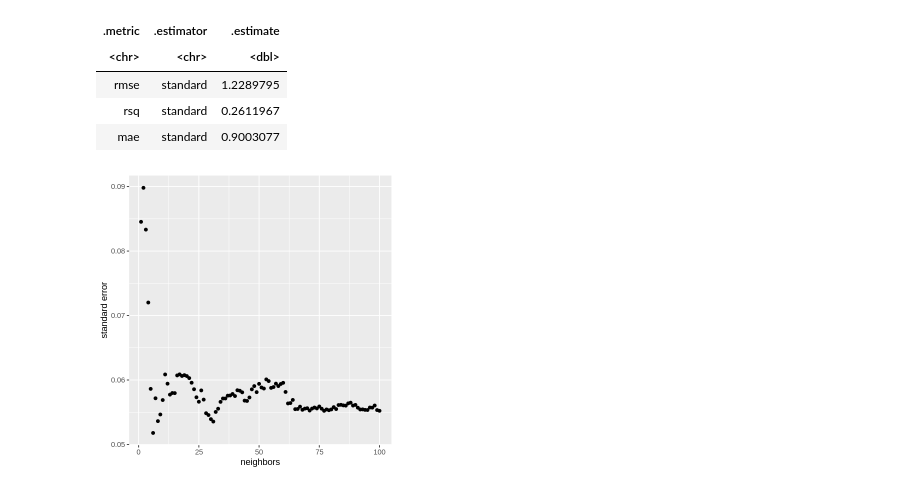
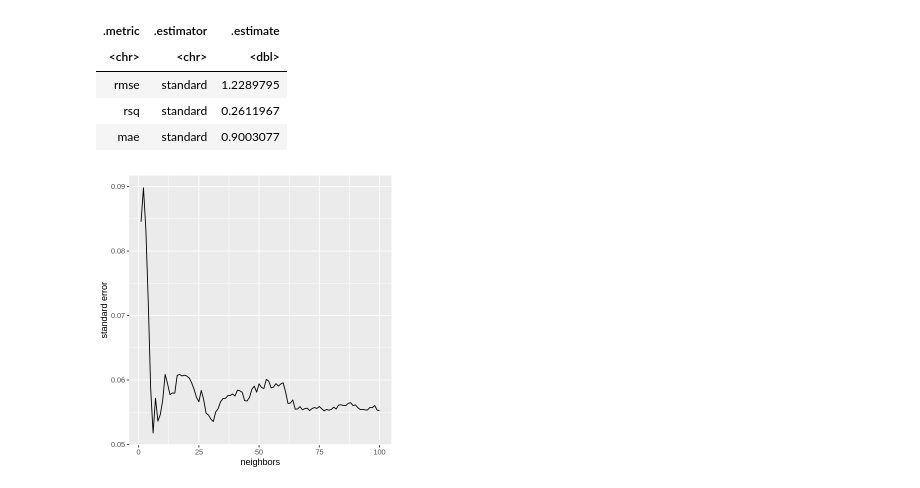
Before and after one commit to brianapavey/Group-Project, a Jupyter notebook: tennis_data_project.ipynb, the cells around one changed output. Saved outputs shown, nothing was run; the diff lists cells and outputs as text; code cells hidden in the pictures.

```diff
--- a/tennis_data_project.ipynb
+++ b/tennis_data_project.ipynb
@@ -313,12 +313,12 @@ A tibble: 3 × 3
 # %%
 plot_rmse_std_err<- tennis_results%>%
 filter(.metric=="rmse")%>%
 ggplot(aes(x=neighbors, y=std_err))+
-geom_point()+
+geom_line()+
 labs(x="neighbors", y="standard error")
 plot_rmse_std_err
 # %% [output]
-[figure, old version]
+[figure, new version]
 # %%
 plot_rmse_mean<- tennis_results%>%
 filter(.metric=="rmse")%>%
```
Also changed, not shown: parts of 3 cells of this notebook.
